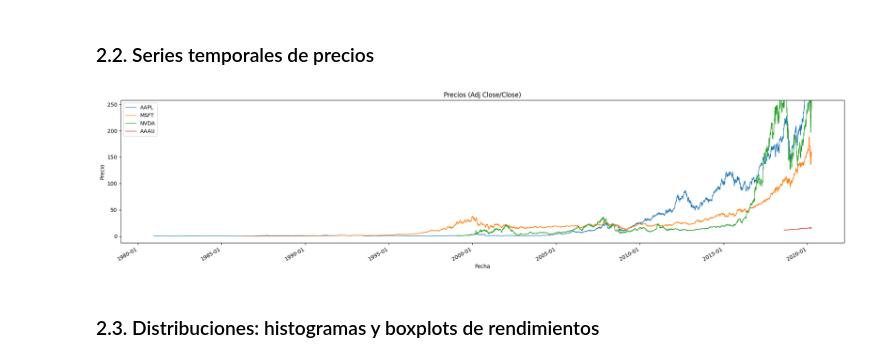
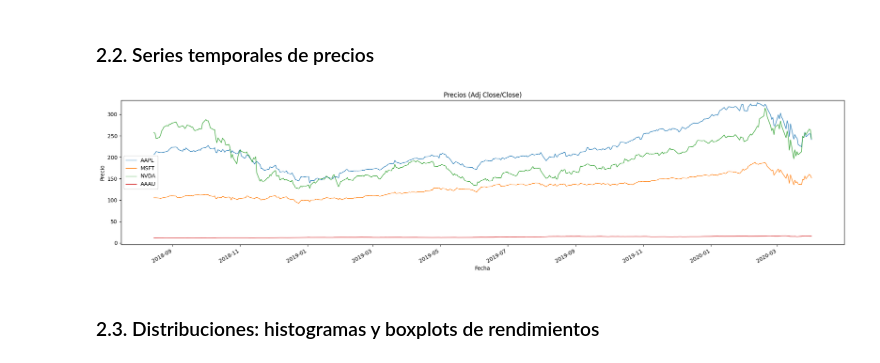
Before and after one commit to JuanCMath/Quantitative-Analysis-of-Financial-Markets, a Jupyter notebook: notebook/Notebook.ipynb, the cells around one changed output. Cells and saved outputs as stored; diff of their text form; code cells hidden in the pictures.

```diff
--- a/notebook/Notebook.ipynb
+++ b/notebook/Notebook.ipynb
@@ -311,41 +302,57 @@ Asset     JB_stat       JB_pval  JB_reject@0.05  KS_stat  KS_pval  KS_reject@0.0
 # %%
 # Series temporales de precios (ajustando escala y tamaño según duración)
 import matplotlib.dates as mdates
 
-# Calcular duración total para ajustar el ancho de la figura
+start = pd.Timestamp('2018-08-15')  # Fecha de inicio (ej: pd.Timestamp('2019-01-01')) o None para primer dato
+end = None   # Fecha de fin (ej: pd.Timestamp('2020-01-01')) o None para último dato
+
+# Aplicar filtro temporal si se definen start/end
 all_dates = pd.concat([df['Date'] for df in assets_ret.values() if 'Date' in df.columns and not df['Date'].dropna().empty])
-n_days = (all_dates.max() - all_dates.min()).days if len(all_dates) > 0 else 1
-fig_w = max(10, min(20, n_days / 30))  # ancho entre 10 y 20
+date_filter_start = start if start is not None else all_dates.min()
+date_filter_end = end if end is not None else all_dates.max()
+
+# Calcular duración del rango a mostrar para ajustar el ancho de la figura
+n_days = (date_filter_end - date_filter_start).days if len(all_dates) > 0 else 1
+fig_w = max(10, min(20, n_days / 30))  # ancho dinámico entre 10 y 20 según rango a mostrar
 
 fig, ax = plt.subplots(figsize=(fig_w, 5))
-# Construir lista segura de arrays antes de concatenar
-prices_list = [df['price'].dropna().to_numpy() for df in assets_ret.values() if 'price' in df.columns and df['price'].dropna().size > 0]
-if prices_list:
-    all_prices = np.concatenate(prices_list)
+
+# Construir lista de precios sobre el rango de fechas a mostrar
+prices_list_filtered = []
+for sym, df in assets_ret.items():
+    if 'Date' in df.columns and 'price' in df.columns:
+        filtered_df = df[(df['Date'] >= date_filter_start) & (df['Date'] <= date_filter_end)]
+        if filtered_df['price'].dropna().size > 0:
+            prices_list_filtered.append(filtered_df['price'].dropna().to_numpy())
+
+if prices_list_filtered:
+    all_prices_filtered = np.concatenate(prices_list_filtered)
 else:
-    all_prices = np.array([])
+    all_prices_filtered = np.array([])
 
-# Usar percentiles 1%-99% para fijar límites y evitar outliers extremos
-if all_prices.size > 0:
-    ylow, yhigh = np.nanpercentile(all_prices, [1, 99])
+# Usar percentiles 1%-99% sobre datos filtrados para fijar límites dinámicos
+if all_prices_filtered.size > 0:
+    ylow, yhigh = np.nanpercentile(all_prices_filtered, [1, 99])
     ypad = 0.05 * (yhigh - ylow) if (yhigh - ylow) > 0 else (abs(yhigh) * 0.05 if yhigh != 0 else 0.05)
     ax.set_ylim(ylow - ypad, yhigh + ypad)
 
+# Graficar los datos del rango seleccionado
 for sym, df in assets_ret.items():
     if 'Date' in df.columns and 'price' in df.columns:
-        ax.plot(df["Date"], df["price"], label=sym, lw=1)
+        filtered_df = df[(df['Date'] >= date_filter_start) & (df['Date'] <= date_filter_end)]
+        ax.plot(filtered_df["Date"], filtered_df["price"], label=sym, lw=1)
 
 ax.set_title("Precios (Adj Close/Close)")
 ax.set_xlabel("Fecha")
 ax.set_ylabel("Precio")
 ax.legend()
 ax.xaxis.set_major_locator(mdates.AutoDateLocator())
 ax.xaxis.set_major_formatter(mdates.DateFormatter("%Y-%m"))
 plt.setp(ax.get_xticklabels(), rotation=30, ha="right")
 plt.tight_layout()
 plt.show()
 # %% [output]
-[figure, old version]
+[figure, new version]
 # %% [markdown]
 ### 2.3. Distribuciones: histogramas y boxplots de rendimientos
 # %%
```
Also changed, not shown: parts of 17 cells of this notebook, 7 other files.
